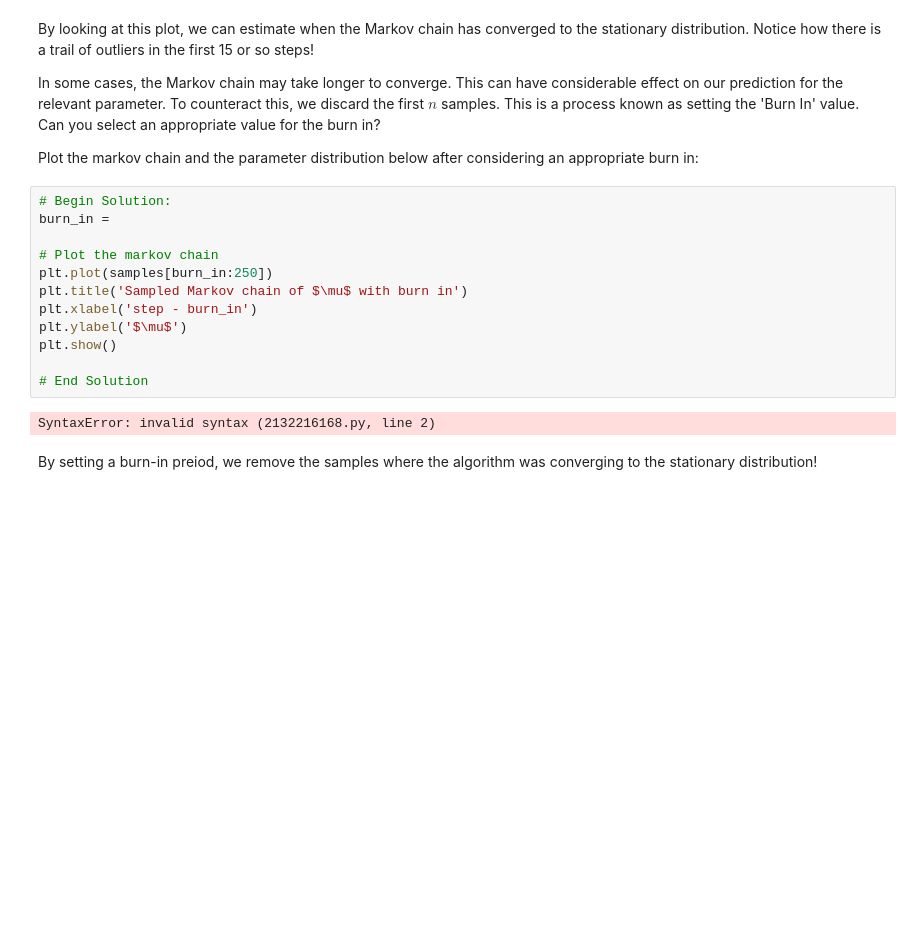
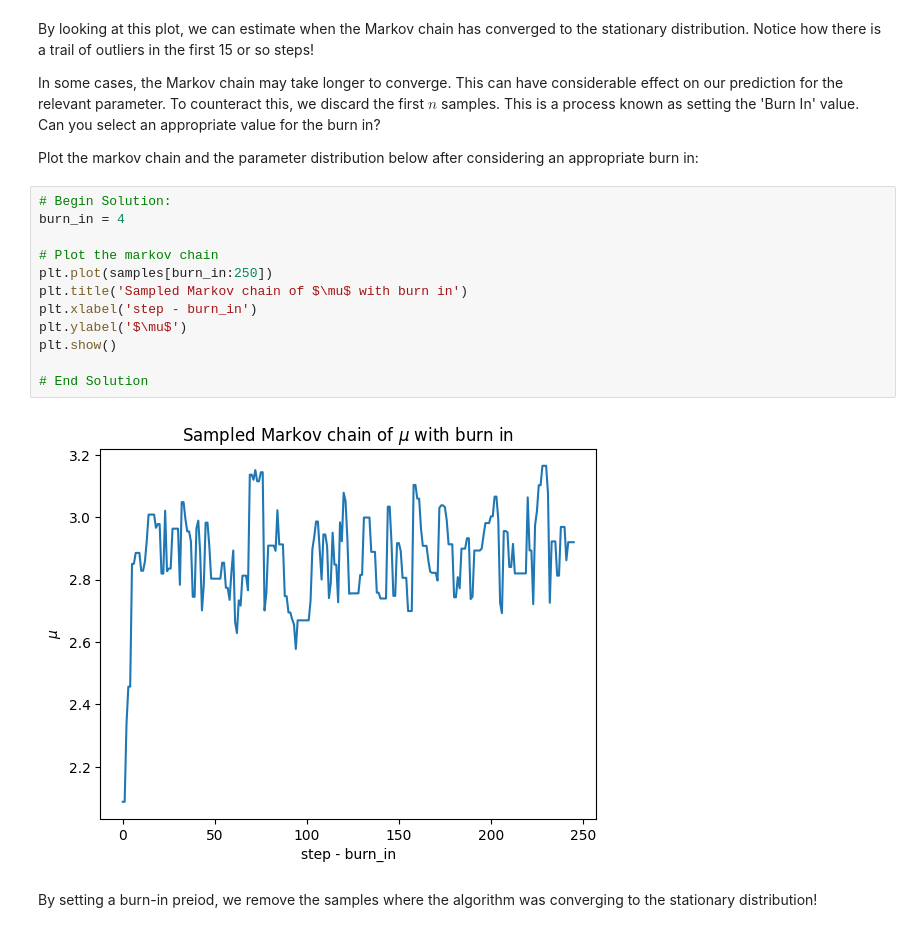
Before and after one commit to SpondanB/UoM_Decision_making_under_uncertainty_sem_1, a Jupyter notebook: Labs/Lab 2 - Statistical Inference.ipynb, the cells around one changed output. Cells and saved outputs as stored; diff of their text form; blank space fills up the shorter version.

```diff
--- a/Labs/Lab 2 - Statistical Inference.ipynb
+++ b/Labs/Lab 2 - Statistical Inference.ipynb
@@ -367,18 +367,18 @@ In some cases, the Markov chain may take longer to converge. This can have consi
 Plot the markov chain and the parameter distribution below after considering an appropriate burn in:
 # %%
 # Begin Solution:
-burn_in =
+burn_in = 4
 
 # Plot the markov chain
 plt.plot(samples[burn_in:250])
 plt.title('Sampled Markov chain of $\mu$ with burn in')
 plt.xlabel('step - burn_in')
 plt.ylabel('$\mu$')
 plt.show()
 
 # End Solution
 # %% [output]
-SyntaxError: invalid syntax (2132216168.py, line 2)
+[figure, added]
 # %% [markdown]
 
 By setting a burn-in preiod, we remove the samples where the algorithm was converging to the stationary distribution!
```
Also changed, not shown: parts of 16 cells of this notebook.
